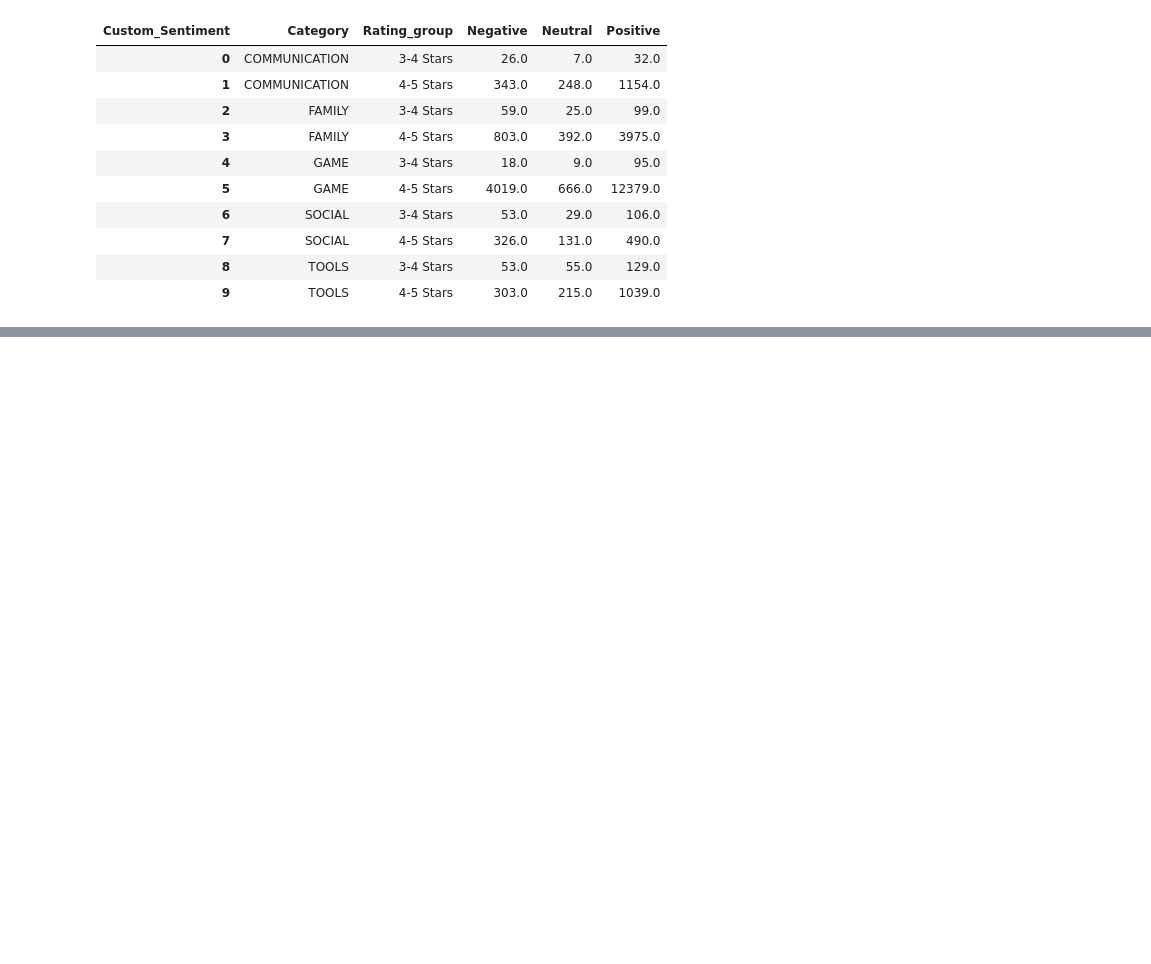
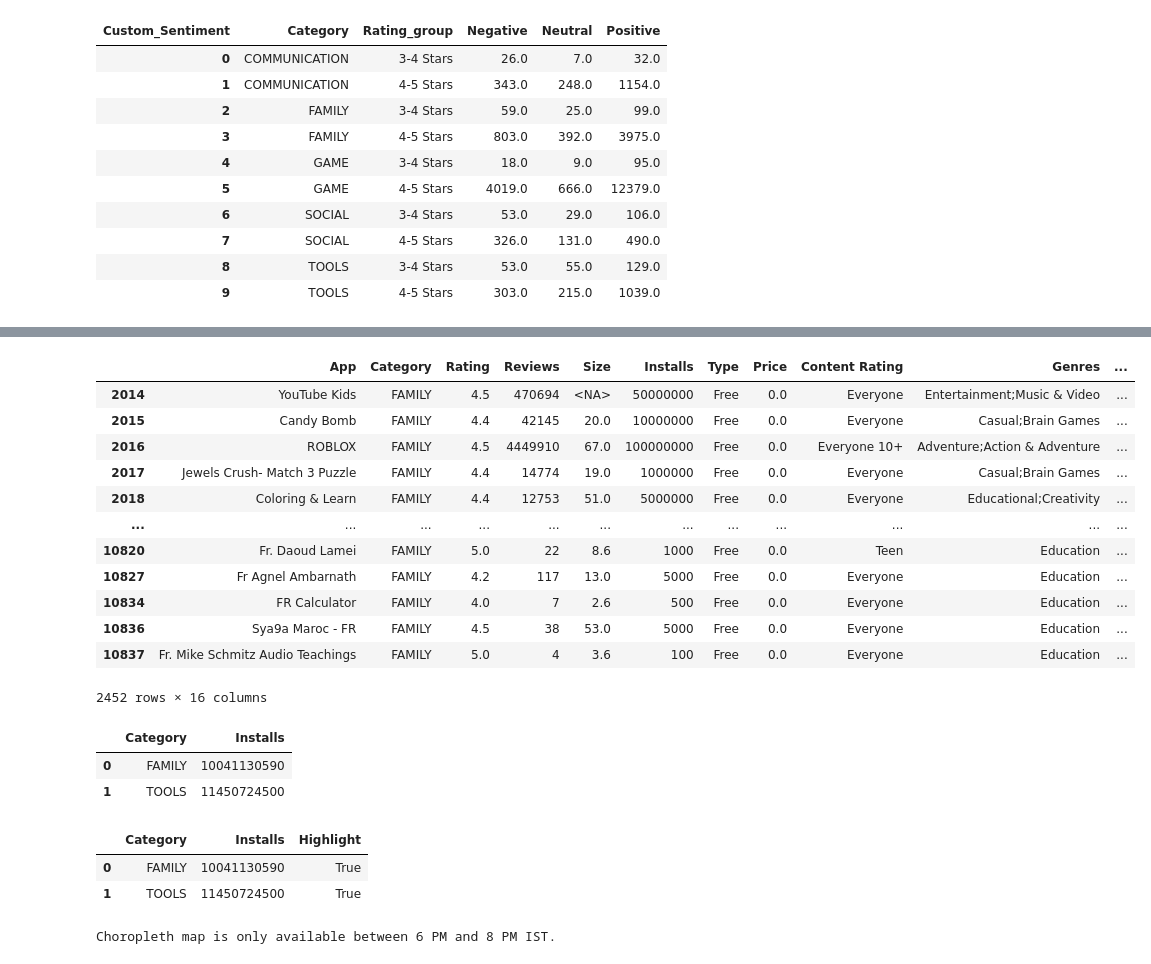
Before and after one commit to TanishqT7/Google-Play-Store-Data-Analytics, a Jupyter notebook: Internship/Internship.ipynb, the cells around one changed output, grey strips where cells are left out. Saved outputs shown, nothing was run; the diff lists cells and outputs as text; code cells hidden in the pictures; blank space fills up the shorter version.

```diff
--- a/Internship/Internship.ipynb
+++ b/Internship/Internship.ipynb
@@ -480,0 +483,3 @@ pio.show(fig2)
+# %%
+apps_df2 = apps_df.copy(deep=True)
+review_df2 = review_df.copy(deep=True)
@@ -480,0 +497,3 @@ pio.show(fig2)
+# %%
+top_5_df = apps_df2.groupby('Category')['Reviews'].sum().nlargest(5)
+top_5_df
@@ -480,0 +508,41 @@ pio.show(fig2)
+# %%
+# filtering apps based on the top 5 categories
+# and excluding categories starting with A, C, G, S
+top_categories = top_5_df.index.tolist()
+
+filtered_cats2 = [cat for cat in top_categories if not cat.startswith(('A', 'C', 'G', 'S'))]
+filtered_df2 = apps_df2[apps_df2['Category'].isin(filtered_cats2)]
+filtered_df2
+
+# This removes categories starting with A, C, G, S from the top 5 categories. The output results in a DataFrame with apps from the 2 categories remaining.
+# %% [output]
+|  | App | Category | Rating | Reviews | Size | Installs | Type | Price | Content Rating | Genres | ... |
+| 2014 | YouTube Kids | FAMILY | 4.5 | 470694 | <NA> | 50000000 | Free | 0.0 | Everyone | Entertainment;Music & Video | ... |
+| 2015 | Candy Bomb | FAMILY | 4.4 | 42145 | 20.0 | 10000000 | Free | 0.0 | Everyone | Casual;Brain Games | ... |
+| 2016 | ROBLOX | FAMILY | 4.5 | 4449910 | 67.0 | 100000000 | Free | 0.0 | Everyone 10+ | Adventure;Action & Adventure | ... |
+| 2017 | Jewels Crush- Match 3 Puzzle | FAMILY | 4.4 | 14774 | 19.0 | 1000000 | Free | 0.0 | Everyone | Casual;Brain Games | ... |
+| 2018 | Coloring & Learn | FAMILY | 4.4 | 12753 | 51.0 | 5000000 | Free | 0.0 | Everyone | Educational;Creativity | ... |
+| ... | ... | ... | ... | ... | ... | ... | ... | ... | ... | ... | ... |
+| 10820 | Fr. Daoud Lamei | FAMILY | 5.0 | 22 | 8.6 | 1000 | Free | 0.0 | Teen | Education | ... |
+| 10827 | Fr Agnel Ambarnath | FAMILY | 4.2 | 117 | 13.0 | 5000 | Free | 0.0 | Everyone | Education | ... |
+| 10834 | FR Calculator | FAMILY | 4.0 | 7 | 2.6 | 500 | Free | 0.0 | Everyone | Education | ... |
+| 10836 | Sya9a Maroc - FR | FAMILY | 4.5 | 38 | 53.0 | 5000 | Free | 0.0 | Everyone | Education | ... |
+| 10837 | Fr. Mike Schmitz Audio Teachings | FAMILY | 5.0 | 4 | 3.6 | 100 | Free | 0.0 | Everyone | Education | ... |
+2452 rows × 16 columns
+# %%
+# Aggregate installs by category
+installs_by_cat2 = filtered_df2.groupby('Category')['Installs'].sum().reset_index()
+installs_by_cat2
+# %% [output]
+|  | Category | Installs |
+| 0 | FAMILY | 10041130590 |
+| 1 | TOOLS | 11450724500 |
+# %%
+# Highlight categories with installs > 1 million
+installs_by_cat2['Highlight'] = installs_by_cat2['Installs'] > 1_000_000
+
+installs_by_cat2
+# %% [output]
+|  | Category | Installs | Highlight |
+| 0 | FAMILY | 10041130590 | True |
+| 1 | TOOLS | 11450724500 | True |
@@ -480,0 +561,16 @@ pio.show(fig2)
+# %%
+if start_time <= now_ist <= end_time:
+    fig = px.bar(
+        installs_by_cat2,
+        x='Category',
+        y='Installs',
+        color='Highlight',
+        color_discrete_map={True: 'crimson', False: 'steelblue'},
+        title='Global Installs by Category (Filtered, Highlight >1M Installs)',
+        labels={'Installs': 'Total Installs', 'Category': 'App Category'}
+    )
+    pio.show(fig)
+else:
+    print("Choropleth map is only available between 6 PM and 8 PM IST.")
+# %% [output]
+Choropleth map is only available between 6 PM and 8 PM IST.
```
Also changed, not shown: parts of 24 cells of this notebook.
